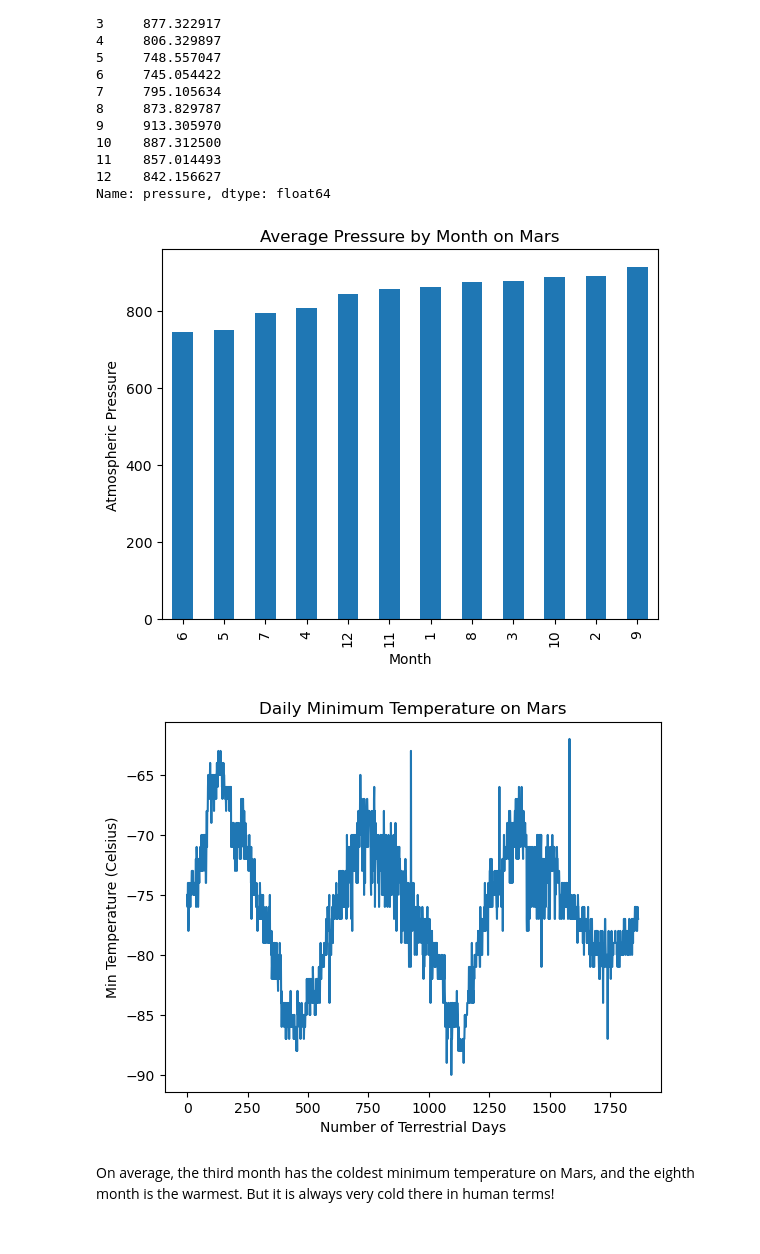
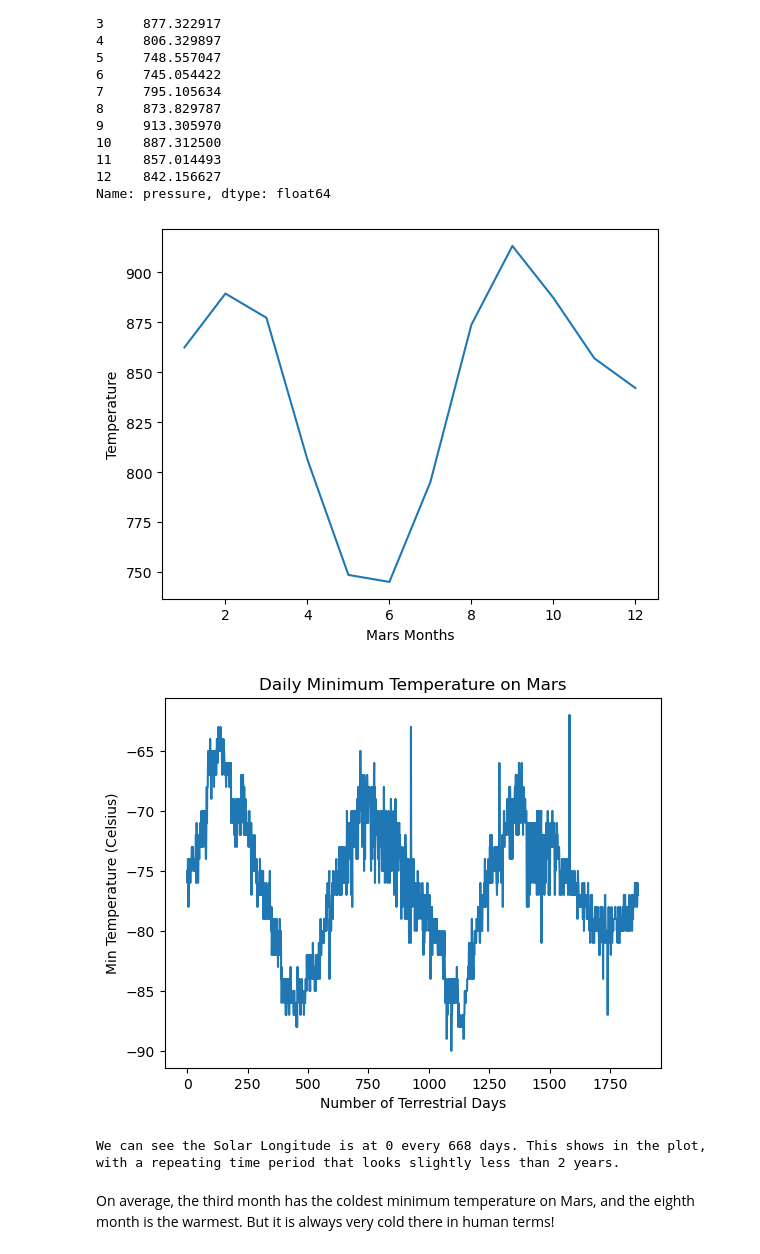
Before and after one commit to cmenegoli/HTML-Web-Scraping-Challenge, a Jupyter notebook: part_2_mars_weather.ipynb, the cells around one changed output. Drawn from its saved outputs; the diff is of its cells as text; code cells hidden in the pictures.

```diff
--- a/part_2_mars_weather.ipynb
+++ b/part_2_mars_weather.ipynb
@@ -129,7 +129,7 @@ Analyze your dataset by using Pandas functions to answer the following questions
     * Visually estimate the result by plotting the daily minimum temperature.
 # %%
 # 1. How many months are there on Mars?
-months = mars_info_df['month'].nunique()
+mars_months = mars_info_df['month'].max()
 print('According to our dataset, there are ' + str(months) + ' Months in one mars year.')
 # %% [output]
 According to our dataset, there are 12 Months in one mars year.
@@ -175,0 +142,11 @@ plt.show()
+# %%
+# 3. What is the average low temperature by month?
+mTemp = {}
+for _ in range(0, int(mars_months)):
+    mTemp[_] = mars_info_df[mars_info_df['month'] == (1+_)]
+
+MonthTempAvg = []
+for _ in range(0, int(mars_months)):
+    MonthTempAvg.append(mTemp[_]['min_temp'].mean())
+
+print('The average low temperature by month is ' + str(sum(MonthTempAvg)/len(MonthTempAvg)))
@@ -175,0 +155,10 @@ plt.show()
+# %%
+# Plot the average temperature by month
+months = []
+for _ in range(1, 13):
+    months.append(_)
+
+plt.plot(months, MonthTempAvg)
+plt.xlabel('Mars Months')
+plt.ylabel('Temperature')
+plt.show()
@@ -194,12 +198,12 @@ month
 Name: pressure, dtype: float64
 # %%
 # Plot the average pressure by month
-average_pressure_by_month = average_pressure_by_month.sort_values()
-average_pressure_by_month.plot(kind='bar', xlabel='Month', ylabel='Atmospheric Pressure')
-plt.title('Average Pressure by Month on Mars')
+plt.plot(months, average_pressure_by_month)
+plt.xlabel('Mars Months')
+plt.ylabel('Temperature')
 plt.show()
 # %% [output]
-[figure, old version]
+[figure, new version]
 # %%
 # 5. How many terrestrial (earth) days are there in a Martian year?
 num_days = range(len(mars_info_df))
@@ -208,8 +212,12 @@ plt.xlabel('Number of Terrestrial Days')
 plt.ylabel('Min Temperature (Celsius)')
 plt.title('Daily Minimum Temperature on Mars')
 plt.show()
+
+a = mars_info_df.iloc[925, 2] - mars_info_df.iloc[304, 2]
+print('We can see the Solar Longitude is at 0 every ' + str(a) + ' days. This shows in the plot, with a repeating time period that looks slightly less than 2 years.')
 # %% [output]
 [figure]
+We can see the Solar Longitude is at 0 every 668 days. This shows in the plot, with a repeating time period that looks slightly less than 2 years.
 # %% [markdown]
 On average, the third month has the coldest minimum temperature on Mars, and the eighth month is the warmest. But it is always very cold there in human terms!
 # %% [markdown]
```
Also changed, not shown: parts of 6 cells of this notebook.
